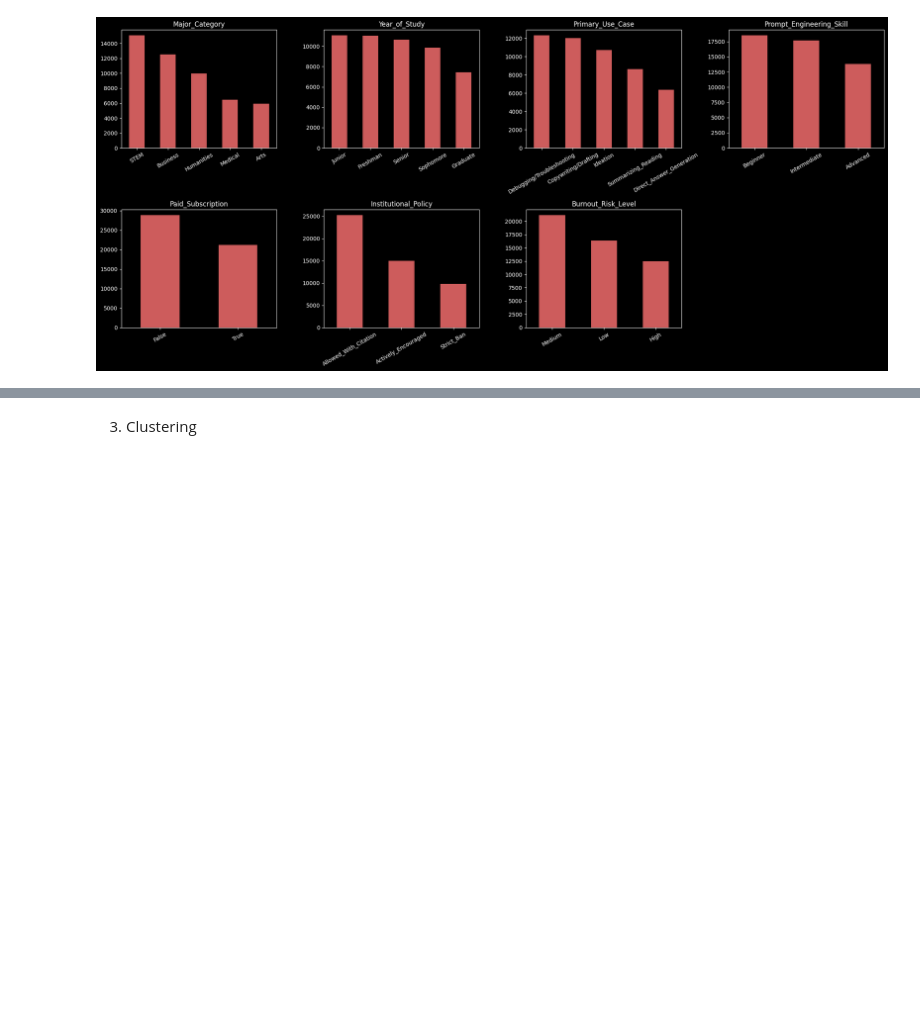
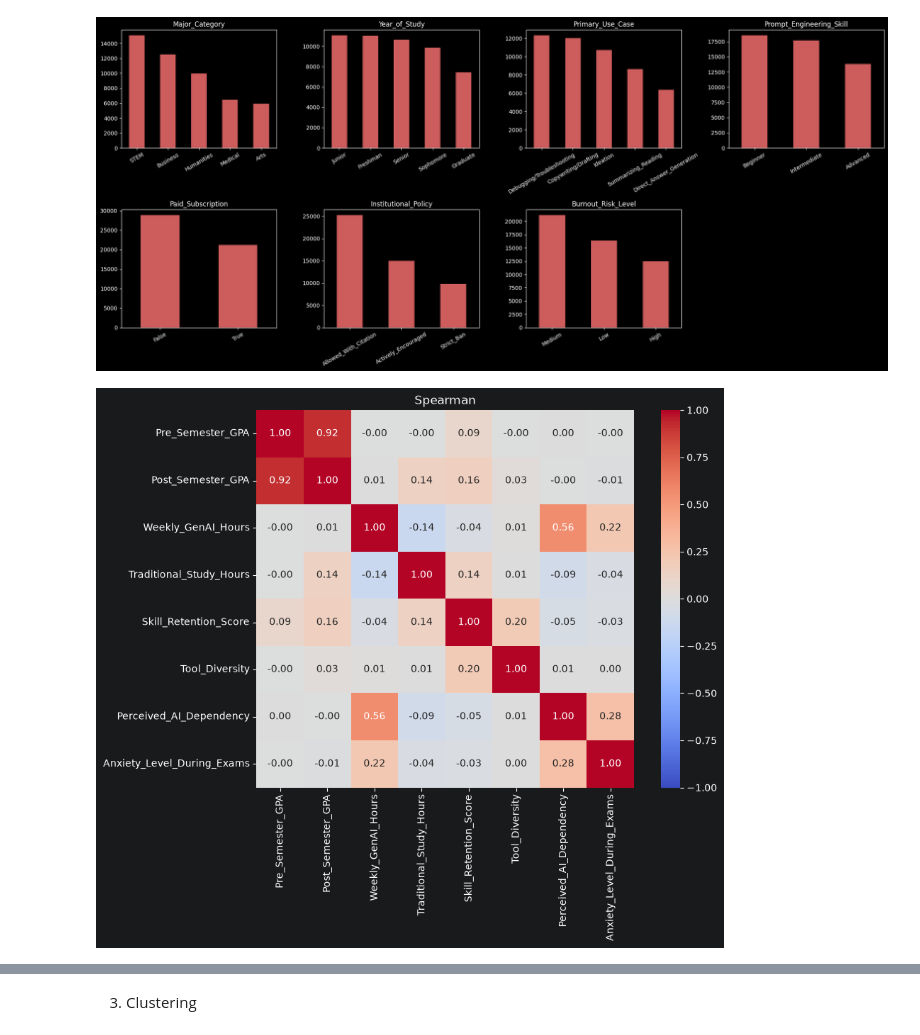
Before and after one commit to margauxrjn/Machine-Learning-AI-Impact-On-Students, a Jupyter notebook: Notebook.ipynb, the cells around one changed output, grey strips where cells are left out. Saved outputs shown, nothing was run; the diff lists cells and outputs as text; code cells hidden in the pictures; blank space fills up the shorter version.

```diff
--- a/Notebook.ipynb
+++ b/Notebook.ipynb
@@ -169,4 +169,30 @@ Low                 16369     32.7
 High                12487     25.0
 [figure]
 # %%
-#CORRELATION
+import pandas as pd
+import matplotlib.pyplot as plt
+import seaborn as sns
+from pathlib import Path
+
+DATA_PATH = Path("ai_student_impact_dataset.csv")
+FIG_DIR = Path("figures")
+FIG_DIR.mkdir(exist_ok=True)
+
+df = pd.read_csv(DATA_PATH).drop(columns=["Student_ID"])
+
+numeric_features = ["Pre_Semester_GPA", "Post_Semester_GPA", "Weekly_GenAI_Hours",
+                    "Traditional_Study_Hours", "Skill_Retention_Score",
+                    "Tool_Diversity", "Perceived_AI_Dependency", "Anxiety_Level_During_Exams"]
+burnout_order = ["Low", "Medium", "High"]
+# %%
+plt.figure(figsize=(10, 8))
+
+corr = df[numeric_features].corr(method="spearman")
+sns.heatmap(corr, annot=True, fmt=".2f", cmap="coolwarm", vmin=-1, vmax=1, square=True)
+
+plt.title("Spearman")
+plt.tight_layout()
+plt.savefig(FIG_DIR / "heatmap_correlations.png", dpi=200)
+plt.show()
+# %% [output]
+[figure, added]
```
Also changed, not shown: parts of 9 cells of this notebook, 3 other files.
